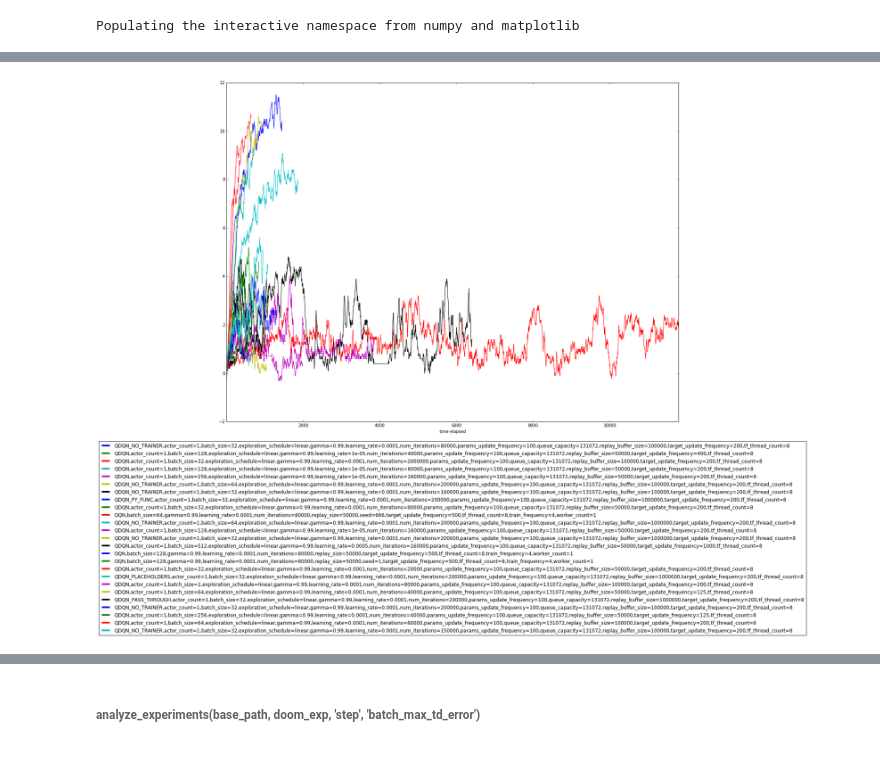
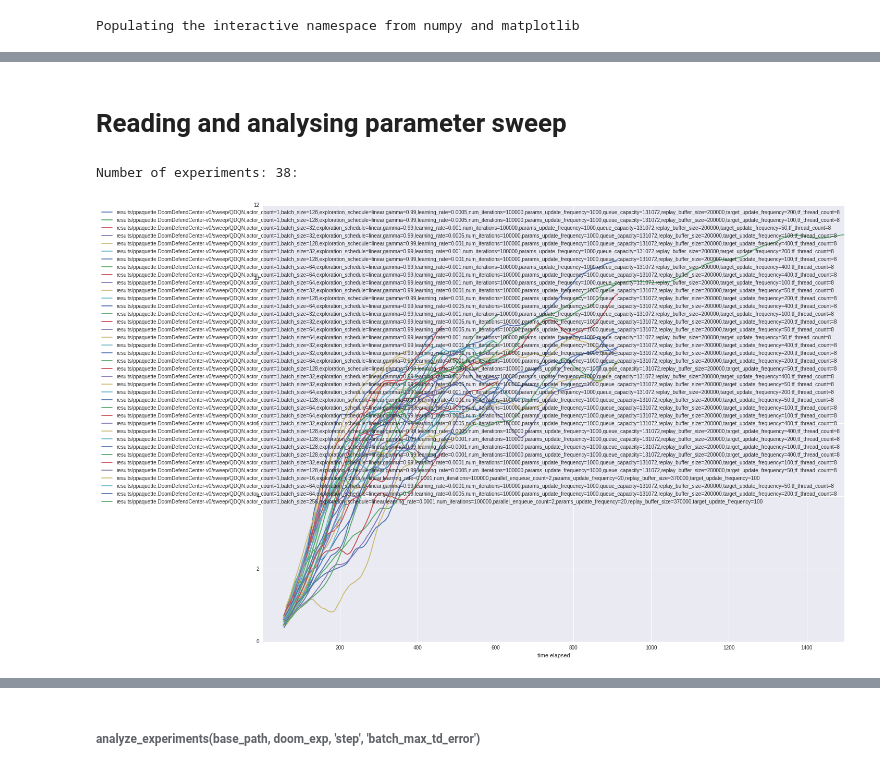
Before and after one commit to akashin/baselines, a Jupyter notebook: Analyze.ipynb, the cells around one changed output, grey strips where cells are left out. Drawn from its saved outputs; the diff is of its cells as text; code cells hidden in the pictures.

Commit message:
Update analysis notebook.

```diff
--- a/Analyze.ipynb
+++ b/Analyze.ipynb
@@ -6 +43,9 @@ Populating the interactive namespace from numpy and matplotlib
+# %%
+def read_experiments(experiments):
+    data = {}
+    for experiment in experiments:
+        dirname = os.path.dirname(experiment)
+        basename = os.path.basename(experiment)
+        data[experiment] = read_experiment(dirname, basename)
+    return data
 # %%
@@ -61,4 +60,24 @@ analyze_experiments(base_path, doom_exp, 'steps', 'mean episode reward')
+# %%
+def lsdir(path):
+    return [os.path.join(path, name) for name in os.listdir(path)]
+# %% [markdown]
+# Reading and analysing parameter sweep
+# %%
+sweep_experiments = read_experiments(lsdir('results/ppaquette.DoomDefendCenter-v0/sweep/'))
+print("Number of experiments: {}:".format(len(sweep_experiments)))
+# %% [output]
+Number of experiments: 38:
+# %%
+def analyze_sweep(data, x_label, y_label):
+    ax = None
+    for name, df in data.items():
+        df['actor']['reward'] = df['actor']['mean episode reward'].rolling(25).mean()
+        ax = df['actor'].plot(x=x_label, y=y_label, ax=ax, label=name, figsize=(20, 15))
+
+#     leg = plt.legend(loc='upper center', bbox_to_anchor=(0.5, -0.05))
+#     for line in leg.get_lines():
+#         line.set_linewidth(4)
 # %%
-analyze_experiments(base_path, doom_exp, 'time elapsed', 'mean episode reward')
+analyze_sweep(sweep_experiments, 'time elapsed', 'reward')
 # %% [output]
-[figure, old version]
+[figure, new version]
```
Also changed, not shown: parts of 30 cells of this notebook.
